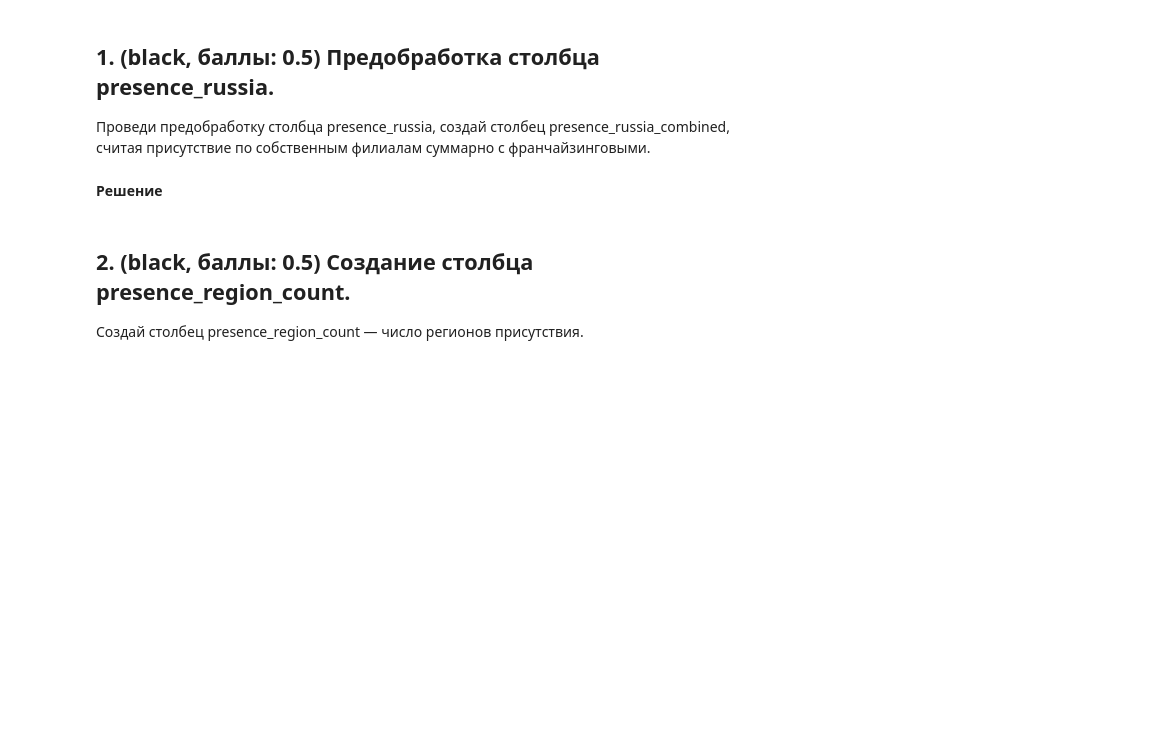
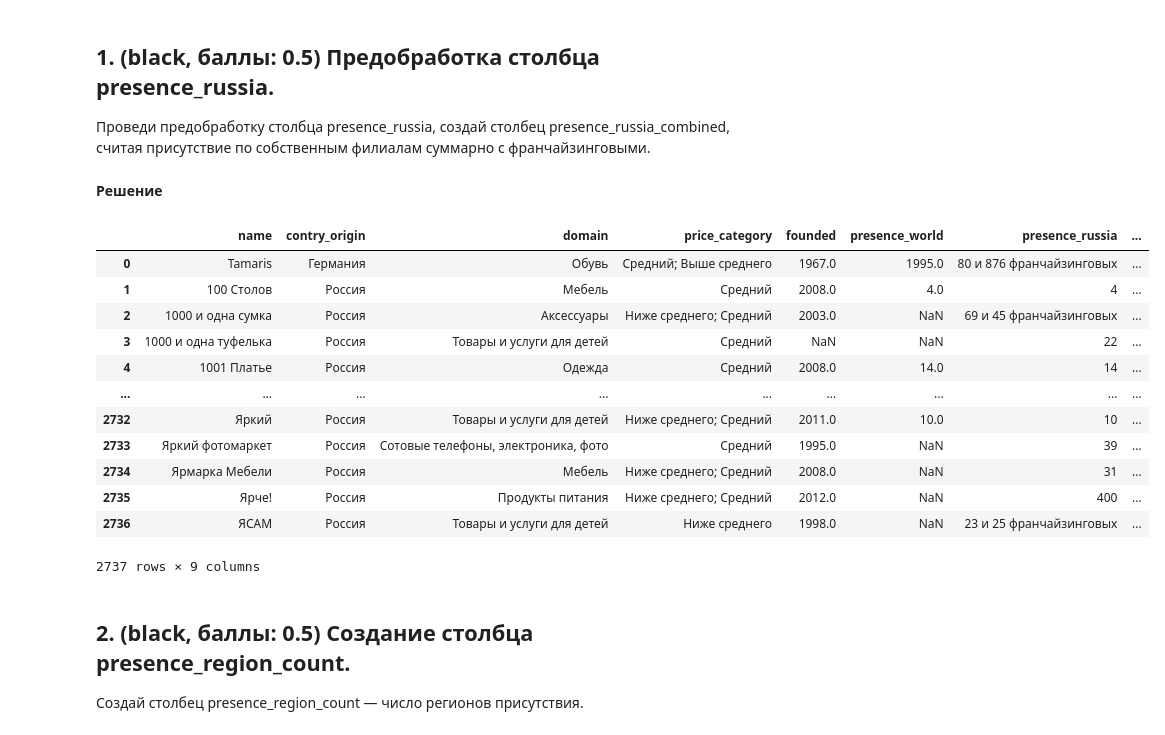
Before and after one commit to stakancheck/cu-colab-statistic, a Jupyter notebook: cu_stat_hw01.ipynb, the cells around one changed output. Cells and saved outputs as stored; diff of their text form; code cells hidden in the pictures; blank space fills up the shorter version.

```diff
--- a/cu_stat_hw01.ipynb
+++ b/cu_stat_hw01.ipynb
@@ -805,3 +918,36 @@ presence_russia_combined, считая присутствие по собств
+# %%
+# Твоё решение тут
+
+import pandas as pd
+
+df = pd.read_csv("https://raw.githubusercontent.com/zalig/cu-datasets/main/expansion.csv")
+
+def process_presence_russia(value):
+    if isinstance(value, str):
+        if 'и' in str(value):
+            parts = str(value).split(' и ')
+            return int(parts[0]) + int(parts[1].split()[0])
+        return int(value)
+    elif isinstance(value, float):
+        return value
+    return None
+
+df['presence_russia_combined'] = df['presence_russia'].apply(process_presence_russia)
+df
+# %% [output]
+|  | name | contry_origin | domain | price_category | founded | presence_world | presence_russia | ... |
+| 0 | Tamaris | Германия | Обувь | Средний; Выше среднего | 1967.0 | 1995.0 | 80 и 876 франчайзинговых | ... |
+| 1 | 100 Столов | Россия | Мебель | Средний | 2008.0 | 4.0 | 4 | ... |
+| 2 | 1000 и одна сумка | Россия | Аксессуары | Ниже среднего; Средний | 2003.0 | NaN | 69 и 45 франчайзинговых | ... |
+| 3 | 1000 и одна туфелька | Россия | Товары и услуги для детей | Средний | NaN | NaN | 22 | ... |
+| 4 | 1001 Платье | Россия | Одежда | Средний | 2008.0 | 14.0 | 14 | ... |
+| ... | ... | ... | ... | ... | ... | ... | ... | ... |
+| 2732 | Яркий | Россия | Товары и услуги для детей | Ниже среднего; Средний | 2011.0 | 10.0 | 10 | ... |
+| 2733 | Яркий фотомаркет | Россия | Сотовые телефоны, электроника, фото | Средний | 1995.0 | NaN | 39 | ... |
+| 2734 | Ярмарка Мебели | Россия | Мебель | Ниже среднего; Средний | 2008.0 | NaN | 31 | ... |
+| 2735 | Ярче! | Россия | Продукты питания | Ниже среднего; Средний | 2012.0 | NaN | 400 | ... |
+| 2736 | ЯСАМ | Россия | Товары и услуги для детей | Ниже среднего | 1998.0 | NaN | 23 и 25 франчайзинговых | ... |
+2737 rows × 9 columns
 # %% [markdown]
 ## 2. (black, баллы: 0.5) Создание столбца presence_region_count.
 Создай столбец presence_region_count — число регионов присутствия.
```
Also changed, not shown: parts of 33 cells of this notebook.
